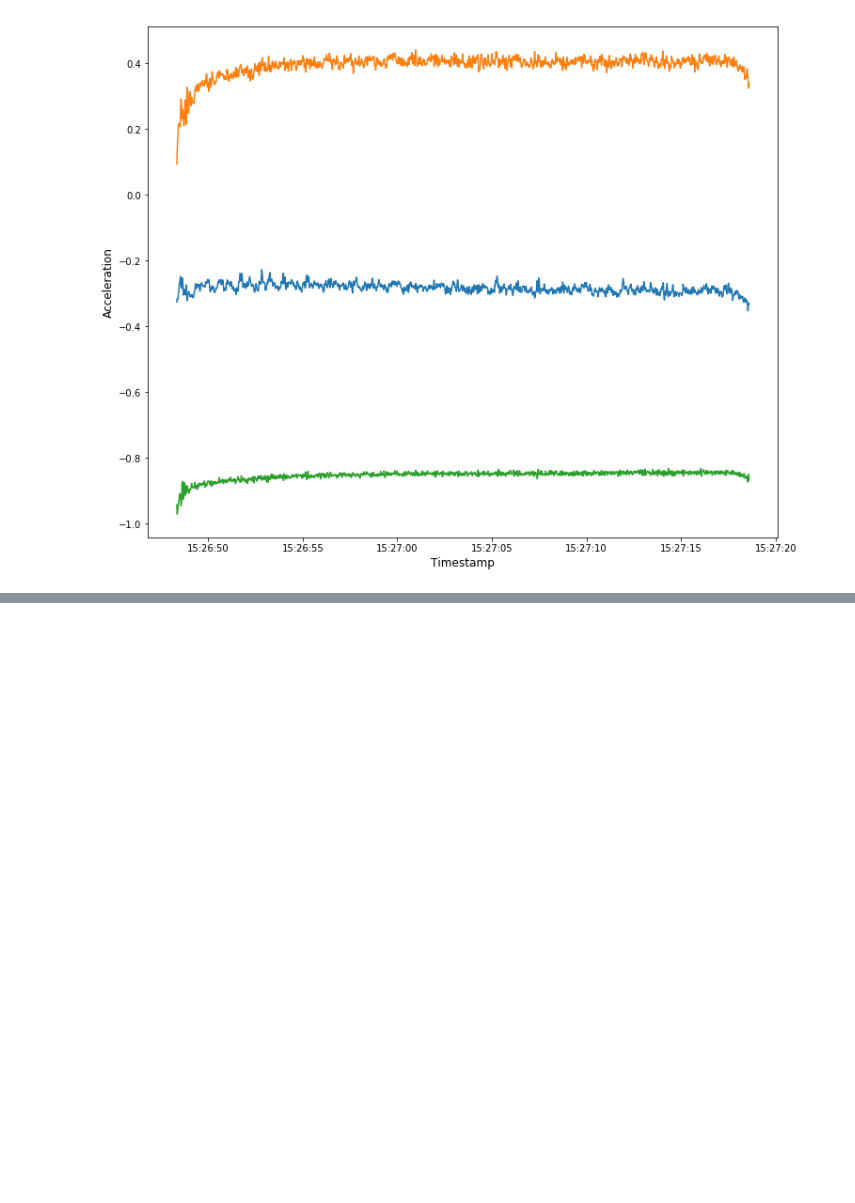
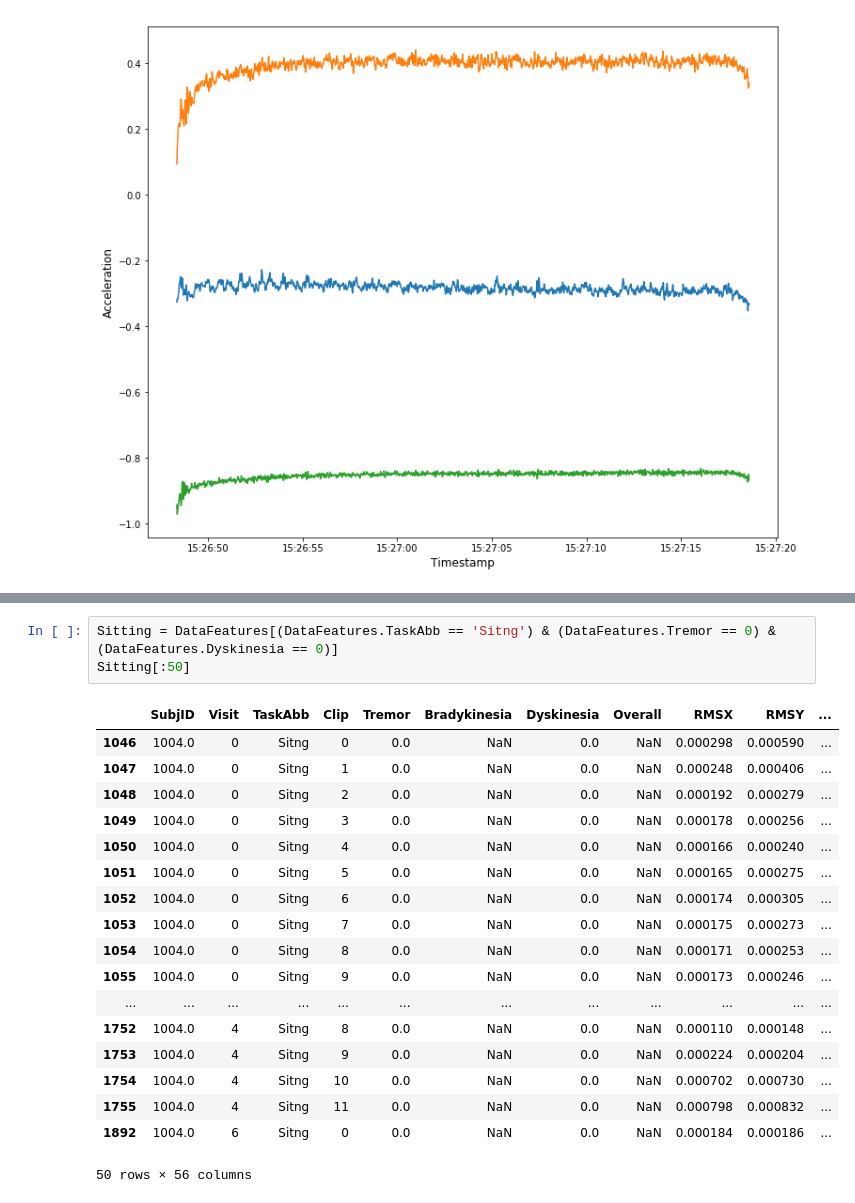
Before and after one commit to nshawen/CIS_PD, a Jupyter notebook: WatchDataRFModel.ipynb, the cells around one changed output, grey strips where cells are left out. Saved outputs shown, nothing was run; the diff lists cells and outputs as text; blank space fills up the shorter version.

```diff
--- a/WatchDataRFModel.ipynb
+++ b/WatchDataRFModel.ipynb
@@ -403,0 +383,22 @@ DataFeatures[(DataFeatures.TaskAbb == 'Wlkg') & (DataFeatures.Tremor > 2)]
+# %%
+Sitting = DataFeatures[(DataFeatures.TaskAbb == 'Sitng') & (DataFeatures.Tremor == 0) & (DataFeatures.Dyskinesia == 0)]
+Sitting[:50]
+# %% [output]
+|  | SubjID | Visit | TaskAbb | Clip | Tremor | Bradykinesia | Dyskinesia | Overall | RMSX | RMSY | ... |
+| 1046 | 1004.0 | 0 | Sitng | 0 | 0.0 | NaN | 0.0 | NaN | 0.000298 | 0.000590 | ... |
+| 1047 | 1004.0 | 0 | Sitng | 1 | 0.0 | NaN | 0.0 | NaN | 0.000248 | 0.000406 | ... |
+| 1048 | 1004.0 | 0 | Sitng | 2 | 0.0 | NaN | 0.0 | NaN | 0.000192 | 0.000279 | ... |
+| 1049 | 1004.0 | 0 | Sitng | 3 | 0.0 | NaN | 0.0 | NaN | 0.000178 | 0.000256 | ... |
+| 1050 | 1004.0 | 0 | Sitng | 4 | 0.0 | NaN | 0.0 | NaN | 0.000166 | 0.000240 | ... |
+| 1051 | 1004.0 | 0 | Sitng | 5 | 0.0 | NaN | 0.0 | NaN | 0.000165 | 0.000275 | ... |
+| 1052 | 1004.0 | 0 | Sitng | 6 | 0.0 | NaN | 0.0 | NaN | 0.000174 | 0.000305 | ... |
+| 1053 | 1004.0 | 0 | Sitng | 7 | 0.0 | NaN | 0.0 | NaN | 0.000175 | 0.000273 | ... |
+| 1054 | 1004.0 | 0 | Sitng | 8 | 0.0 | NaN | 0.0 | NaN | 0.000171 | 0.000253 | ... |
+| 1055 | 1004.0 | 0 | Sitng | 9 | 0.0 | NaN | 0.0 | NaN | 0.000173 | 0.000246 | ... |
+| ... | ... | ... | ... | ... | ... | ... | ... | ... | ... | ... | ... |
+| 1752 | 1004.0 | 4 | Sitng | 8 | 0.0 | NaN | 0.0 | NaN | 0.000110 | 0.000148 | ... |
+| 1753 | 1004.0 | 4 | Sitng | 9 | 0.0 | NaN | 0.0 | NaN | 0.000224 | 0.000204 | ... |
+| 1754 | 1004.0 | 4 | Sitng | 10 | 0.0 | NaN | 0.0 | NaN | 0.000702 | 0.000730 | ... |
+| 1755 | 1004.0 | 4 | Sitng | 11 | 0.0 | NaN | 0.0 | NaN | 0.000798 | 0.000832 | ... |
+| 1892 | 1004.0 | 6 | Sitng | 0 | 0.0 | NaN | 0.0 | NaN | 0.000184 | 0.000186 | ... |
+50 rows × 56 columns
```
Also changed, not shown: parts of 4 cells of this notebook.
